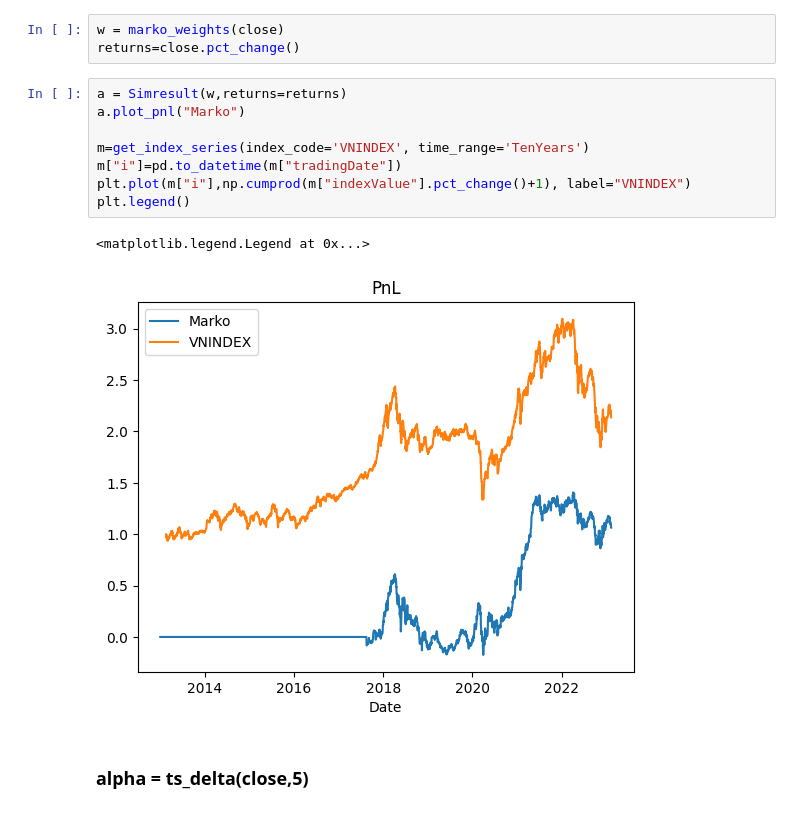
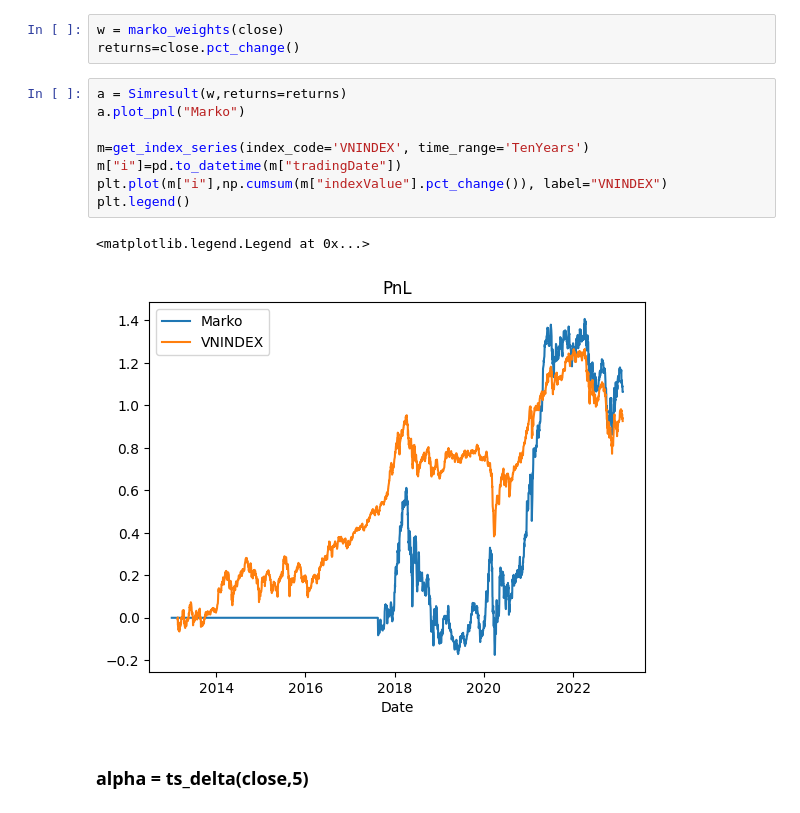
Before and after one commit to khanhtrinh2003/VN30-Strategy, a Jupyter notebook: main.ipynb, the cells around one changed output. Saved outputs shown, nothing was run; the diff lists cells and outputs as text.

```diff
--- a/main.ipynb
+++ b/main.ipynb
@@ -55,14 +55,14 @@ returns=close.pct_change()
 # %%
 a = Simresult(w,returns=returns)
 a.plot_pnl("Marko")
 
 m=get_index_series(index_code='VNINDEX', time_range='TenYears')
 m["i"]=pd.to_datetime(m["tradingDate"])
-plt.plot(m["i"],np.cumprod(m["indexValue"].pct_change()+1), label="VNINDEX")
+plt.plot(m["i"],np.cumsum(m["indexValue"].pct_change()), label="VNINDEX")
 plt.legend()
 # %% [output]
 <matplotlib.legend.Legend at 0x...>
-[figure, old version]
+[figure, new version]
 # %% [markdown]
 ### alpha = ts_delta(close,5)
 # %%
```
